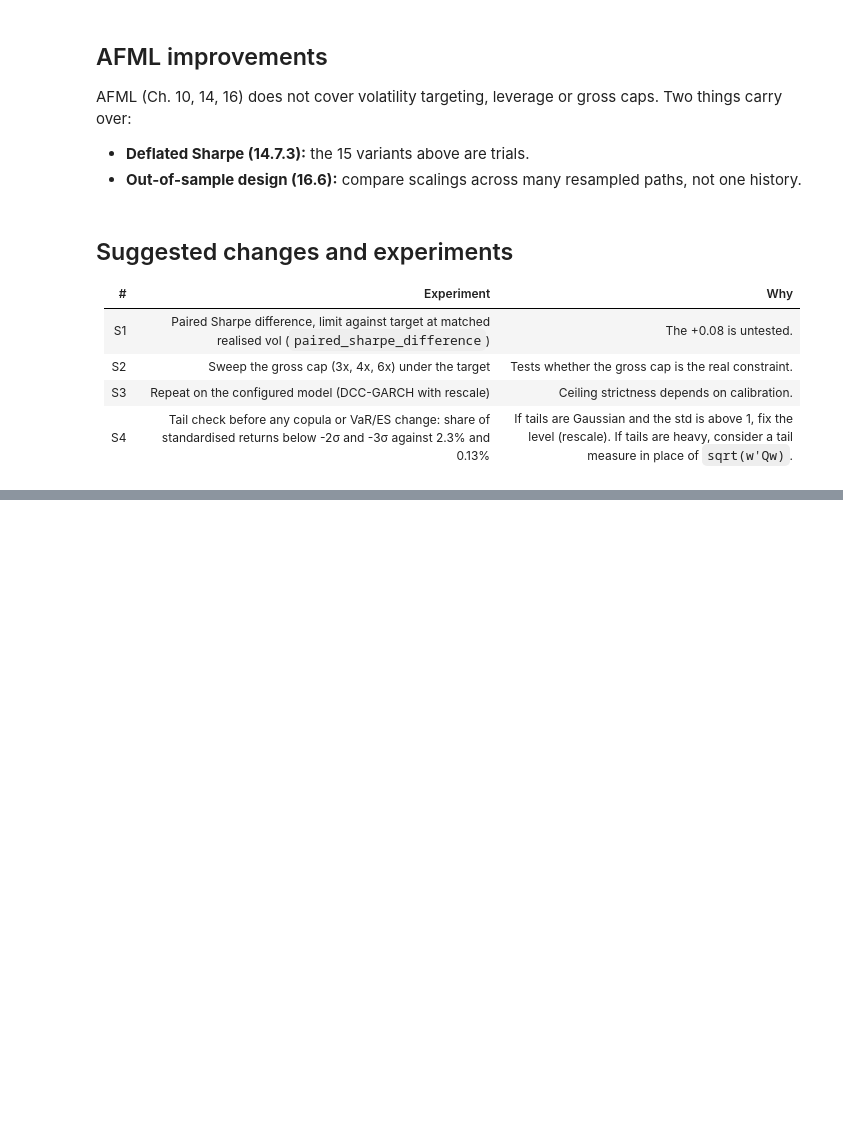
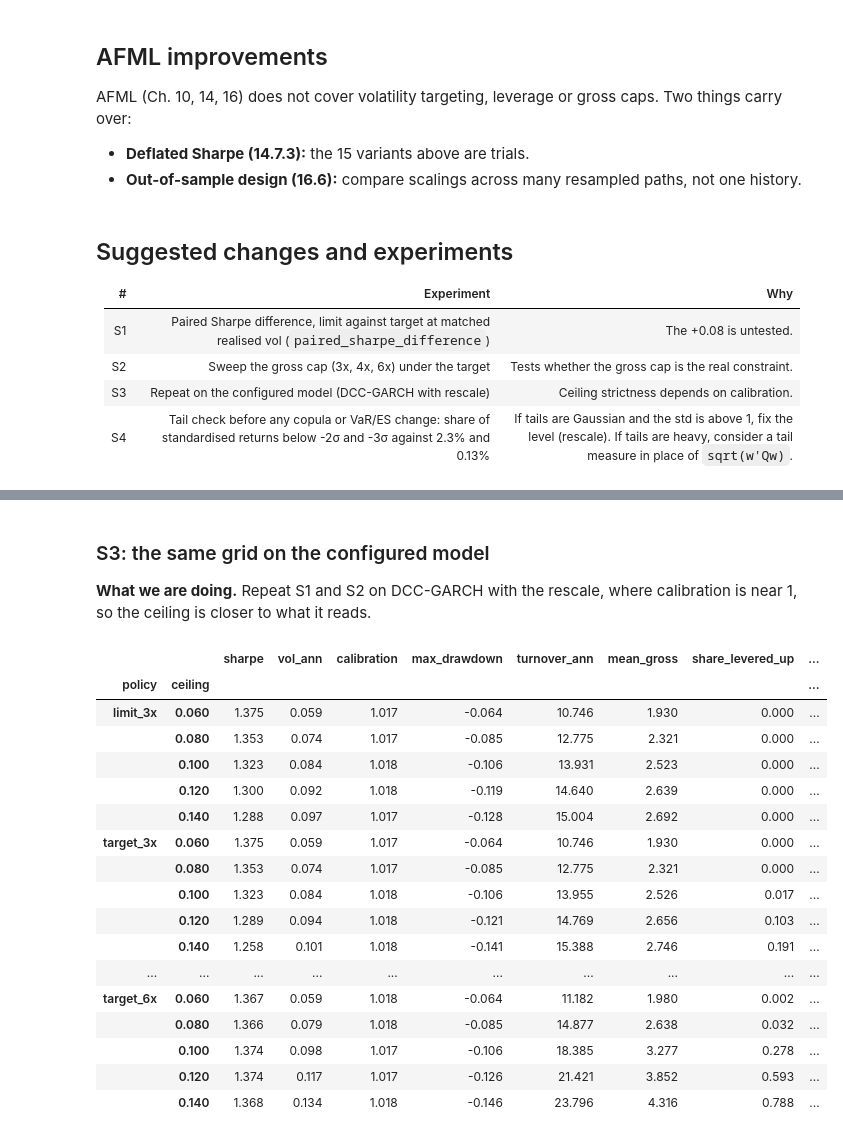
Before and after one commit to mmy32/managed_futures, a Jupyter notebook: notebooks/portfolio_construction_2_scale.ipynb, the cells around one changed output, grey strips where cells are left out. Saved outputs shown, nothing was run; the diff lists cells and outputs as text; code cells hidden in the pictures; blank space fills up the shorter version.

```diff
--- a/notebooks/portfolio_construction_2_scale.ipynb
+++ b/notebooks/portfolio_construction_2_scale.ipynb
@@ -219,0 +321,25 @@ AFML (Ch. 10, 14, 16) does not cover volatility targeting, leverage or gross cap
+# %% [markdown]
+### S3: the same grid on the configured model
+
+**What we are doing.** Repeat S1 and S2 on DCC-GARCH with the rescale, where calibration is near 1, so the ceiling is closer to what it reads.
+# %%
+by_model["configured"].loc[["limit_3x", "target_3x", "target_4x", "target_6x"]]
+# %% [output]
+|  |  | sharpe | vol_ann | calibration | max_drawdown | turnover_ann | mean_gross | share_levered_up | ... |
+| policy | ceiling |  |  |  |  |  |  |  | ... |
+| limit_3x | 0.060 | 1.375 | 0.059 | 1.017 | -0.064 | 10.746 | 1.930 | 0.000 | ... |
+|  | 0.080 | 1.353 | 0.074 | 1.017 | -0.085 | 12.775 | 2.321 | 0.000 | ... |
+|  | 0.100 | 1.323 | 0.084 | 1.018 | -0.106 | 13.931 | 2.523 | 0.000 | ... |
+|  | 0.120 | 1.300 | 0.092 | 1.018 | -0.119 | 14.640 | 2.639 | 0.000 | ... |
+|  | 0.140 | 1.288 | 0.097 | 1.017 | -0.128 | 15.004 | 2.692 | 0.000 | ... |
+| target_3x | 0.060 | 1.375 | 0.059 | 1.017 | -0.064 | 10.746 | 1.930 | 0.000 | ... |
+|  | 0.080 | 1.353 | 0.074 | 1.017 | -0.085 | 12.775 | 2.321 | 0.000 | ... |
+|  | 0.100 | 1.323 | 0.084 | 1.018 | -0.106 | 13.955 | 2.526 | 0.017 | ... |
+|  | 0.120 | 1.289 | 0.094 | 1.018 | -0.121 | 14.769 | 2.656 | 0.103 | ... |
+|  | 0.140 | 1.258 | 0.101 | 1.018 | -0.141 | 15.388 | 2.746 | 0.191 | ... |
+| ... | ... | ... | ... | ... | ... | ... | ... | ... | ... |
+| target_6x | 0.060 | 1.367 | 0.059 | 1.018 | -0.064 | 11.182 | 1.980 | 0.002 | ... |
+|  | 0.080 | 1.366 | 0.079 | 1.018 | -0.085 | 14.877 | 2.638 | 0.032 | ... |
+|  | 0.100 | 1.374 | 0.098 | 1.017 | -0.106 | 18.385 | 3.277 | 0.278 | ... |
+|  | 0.120 | 1.374 | 0.117 | 1.017 | -0.126 | 21.421 | 3.852 | 0.593 | ... |
+|  | 0.140 | 1.368 | 0.134 | 1.018 | -0.146 | 23.796 | 4.316 | 0.788 | ... |
```
Also changed, not shown: parts of 24 cells of this notebook, 20 other files.
